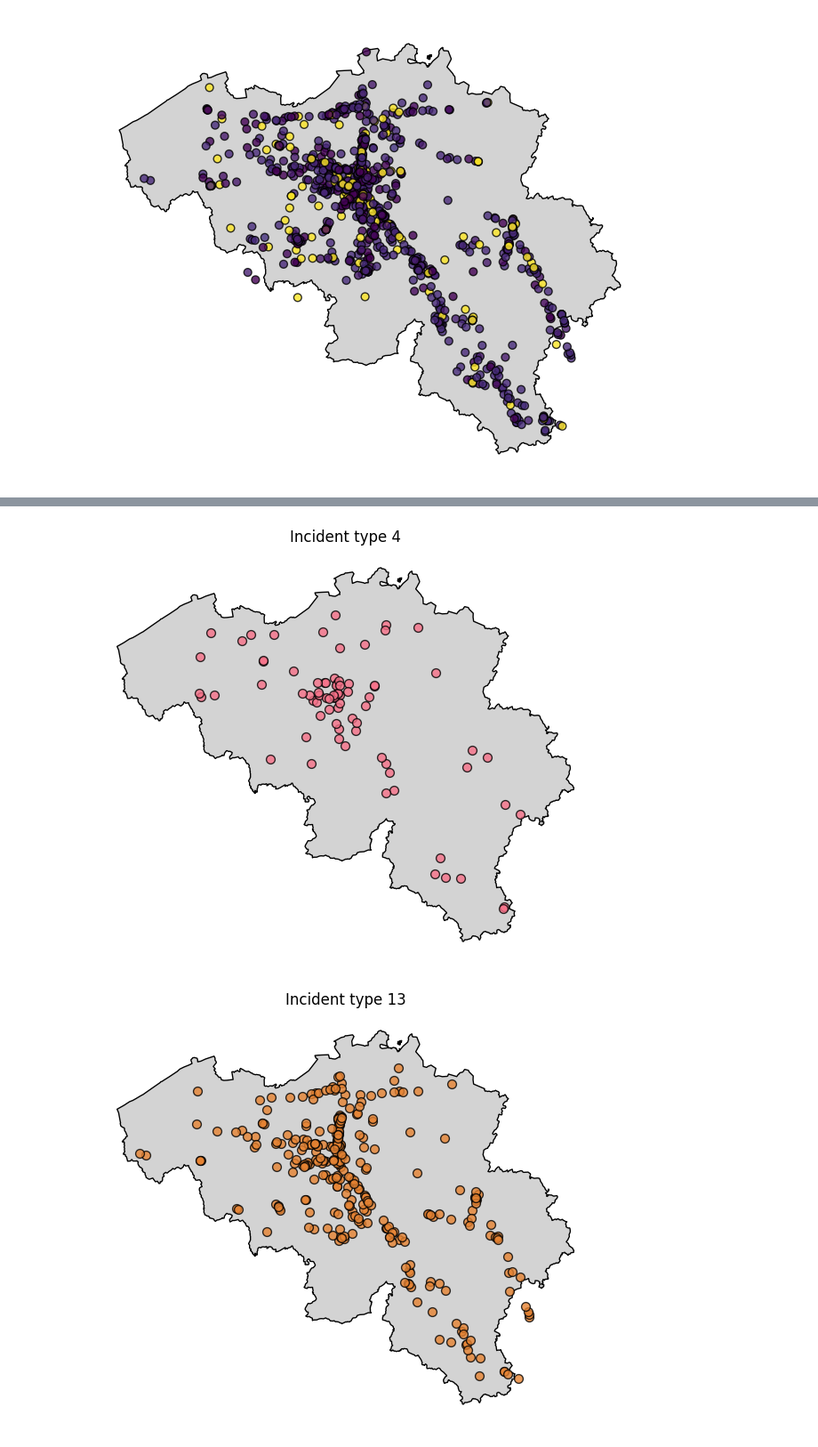
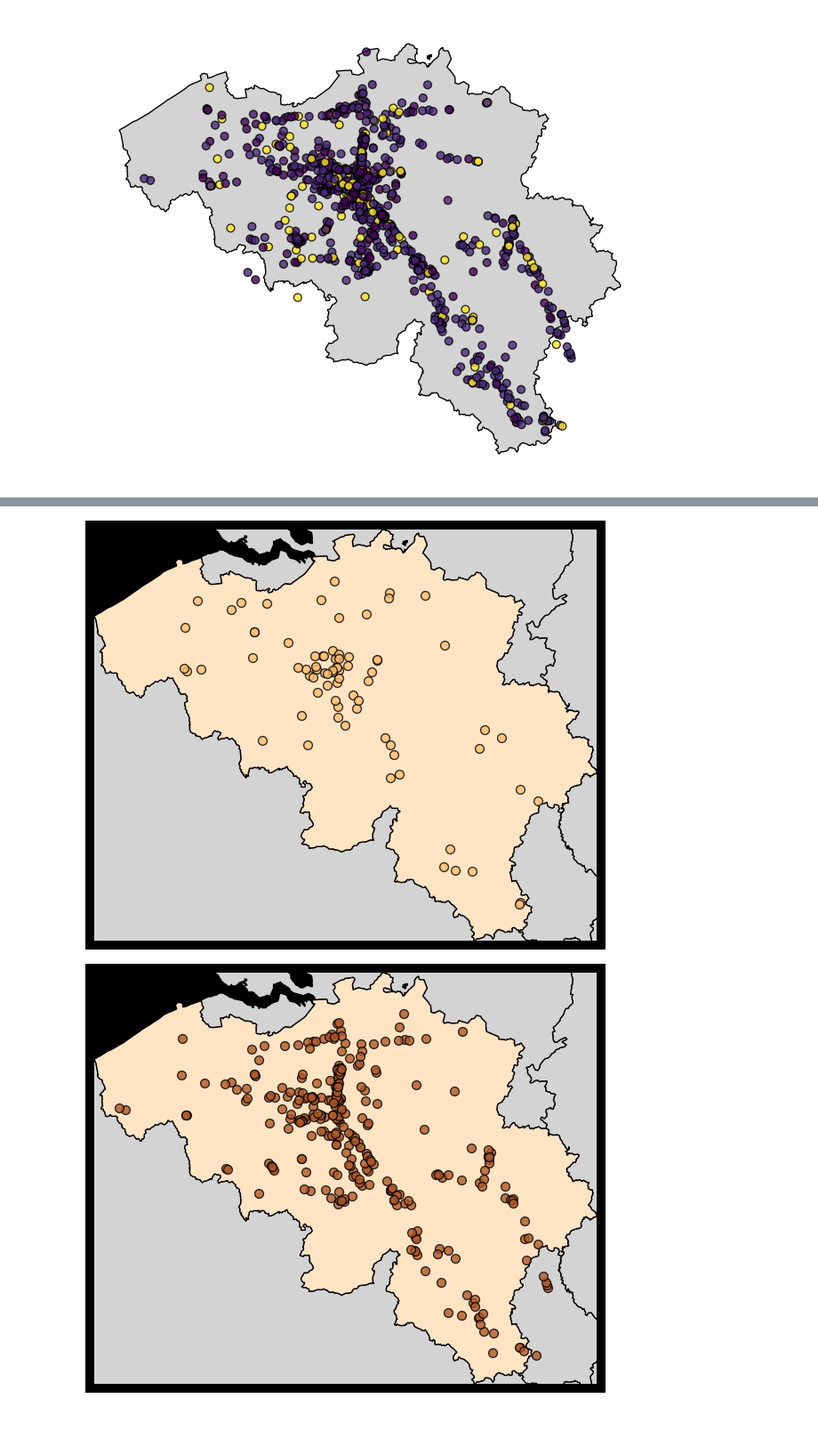
Before and after one commit to Carda01/SNCB_IncidentClassifier, a Jupyter notebook: pre_data_analysis/geospatial_analysis.ipynb, the cells around one changed output, grey strips where cells are left out. Shown at 89% size. Drawn from its saved outputs; the diff is of its cells as text; code cells hidden in the pictures; blank space fills up the shorter version.

```diff
--- a/pre_data_analysis/geospatial_analysis.ipynb
+++ b/pre_data_analysis/geospatial_analysis.ipynb
@@ -56,9 +56,16 @@ belgium = gdf_rg[gdf_rg.CNTR_CODE == "BE"]
 # %% [markdown]
 ## Plotting points in Belgium map
 # %%
-fig, ax = plt.subplots(figsize=(8, 10))
-belgium.plot(ax=ax, color="lightgrey", edgecolor = "black")
+plt.style.use("default")
+fig, ax = plt.subplots(figsize=(10, 10))
+gdf_rg.plot(ax=ax, color="lightgrey", edgecolor = "black")
 
-gdf.plot(column='incident_type', cmap='viridis', markersize=50, ax=ax, edgecolor="k")
+cmap = ListedColormap(sns.color_palette('Paired', 12))
+ax.set_xlim(-1200000, 2277074.258)
+ax.set_ylim(-40000, 6826396.67)
+ax.set_ylim()
+gdf.plot(column='incident_type', cmap=cmap, markersize=70, ax=ax, edgecolor="k", alpha=0.5)
+plt.axis('off')
+#plt.savefig('outside_belgium.png', bbox_inches='tight', transparent=True)
 plt.show()
 # %% [output]
@@ -90,16 +161,21 @@ plt.show()
 # %%
+plt.style.use("dark_background")
 incidents = gdf.incident_type.unique()
 colors = sns.color_palette("husl", len(incidents))
 filtered_gdf = gdf[gdf.approx_lat>45]
 
 for i, incident in enumerate(incidents):
     fig, ax = plt.subplots(figsize=(8, 6))
-    belgium.plot(ax=ax, color="lightgrey", edgecolor = "black")
+    europe.plot(ax=ax, color="lightgrey", edgecolor = "black")
+    belgium.plot(ax=ax, color="bisque", edgecolor = "black")
+    ax.set_xlim(belgium.total_bounds[[0, 2]])
+    ax.set_ylim(belgium.total_bounds[[1, 3]])
     subset = filtered_gdf[filtered_gdf.incident_type == incident]
-    subset.plot(color=colors[i], markersize=50, edgecolor='k', alpha=0.8, ax=ax)
+    subset.plot(color=color_lookup[incident], markersize=50, edgecolor='k', alpha=0.8, ax=ax)
     plt.axis('off')
-    plt.title(f"Incident type {incident}")
+    #plt.title(f"Incident type {incident}")
+    plt.savefig(f"incident{incident}", bbox_inches='tight', transparent=True)
     plt.show()
 # %% [output]
-[figure, old version]
+[figure, new version]
-[figure, old version]
+[figure, new version]
```
Also changed, not shown: parts of 4 cells of this notebook, 3 other files.
